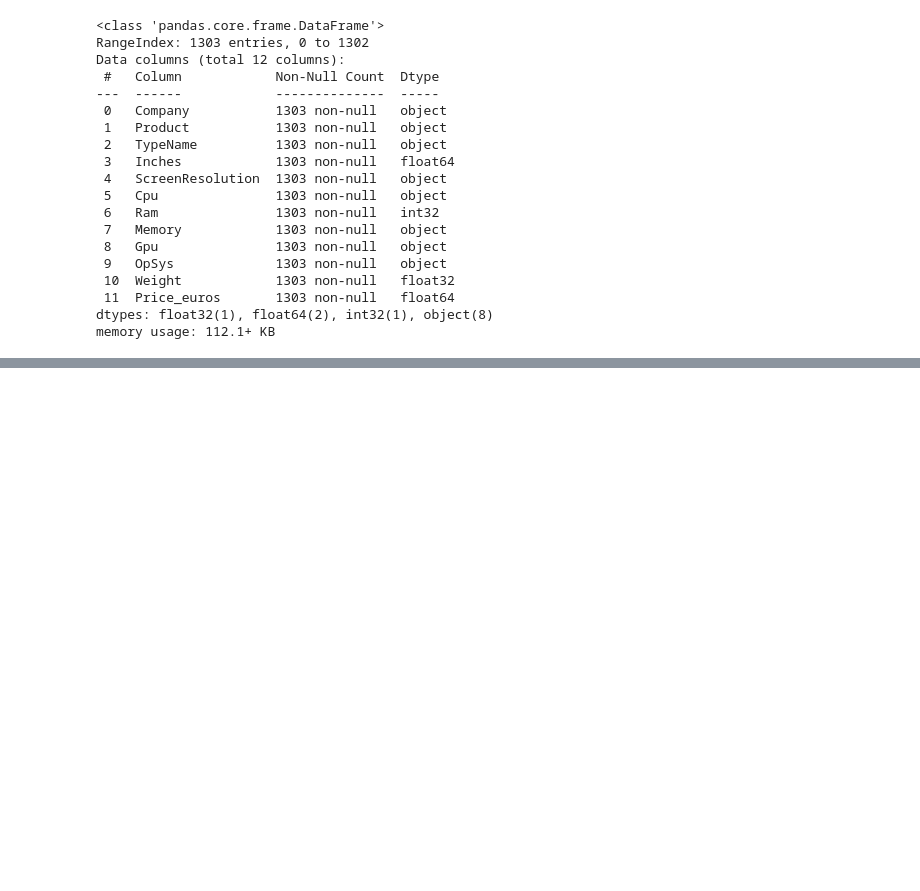
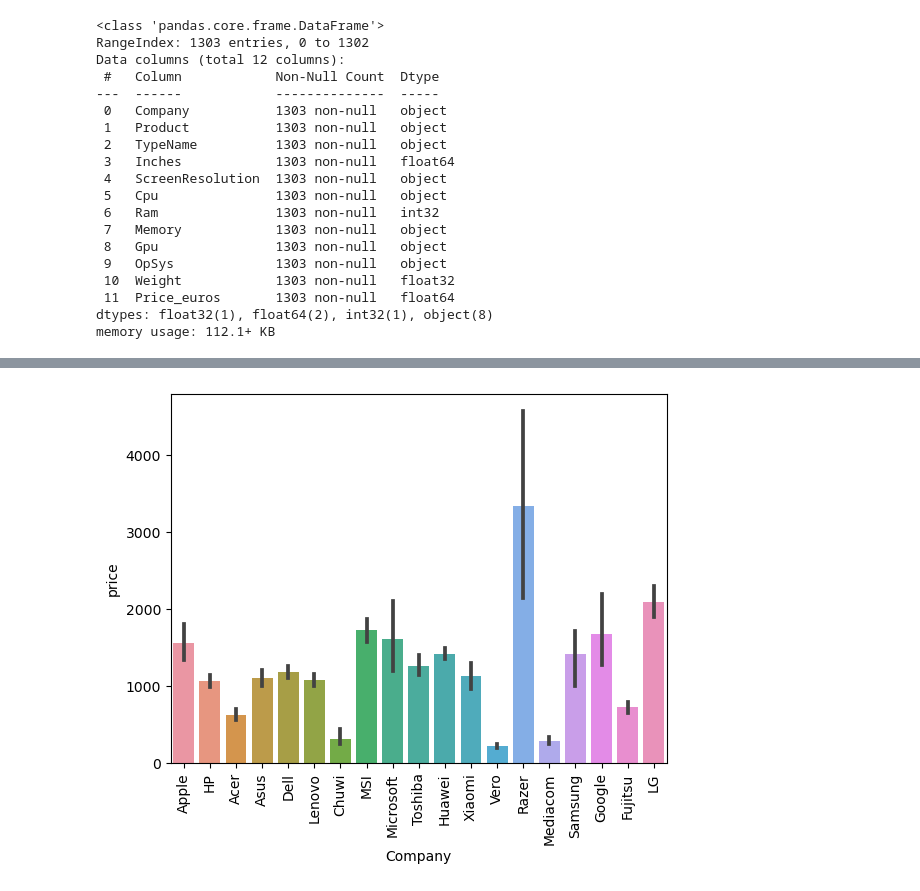
Before and after one commit to Debendra62/Laptop_price_prediction, a Jupyter notebook: laptop_price_prediction.ipynb, the cells around one changed output, grey strips where cells are left out. Saved outputs shown, nothing was run; the diff lists cells and outputs as text; code cells hidden in the pictures; blank space fills up the shorter version.

```diff
--- a/laptop_price_prediction.ipynb
+++ b/laptop_price_prediction.ipynb
@@ -139,0 +186,6 @@ memory usage: 112.1+ KB
+# %%
+sns.barplot(x=df['Company'],y=df['price'])
+plt.xticks(rotation='vertical')
+plt.show()
+# %% [output]
+[figure, added]
```
Also changed, not shown: parts of 69 cells of this notebook.
